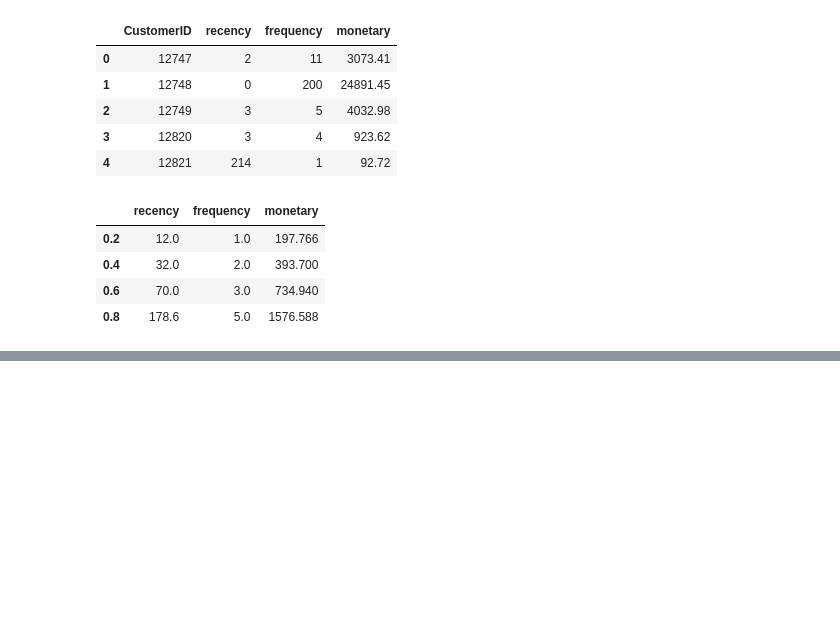
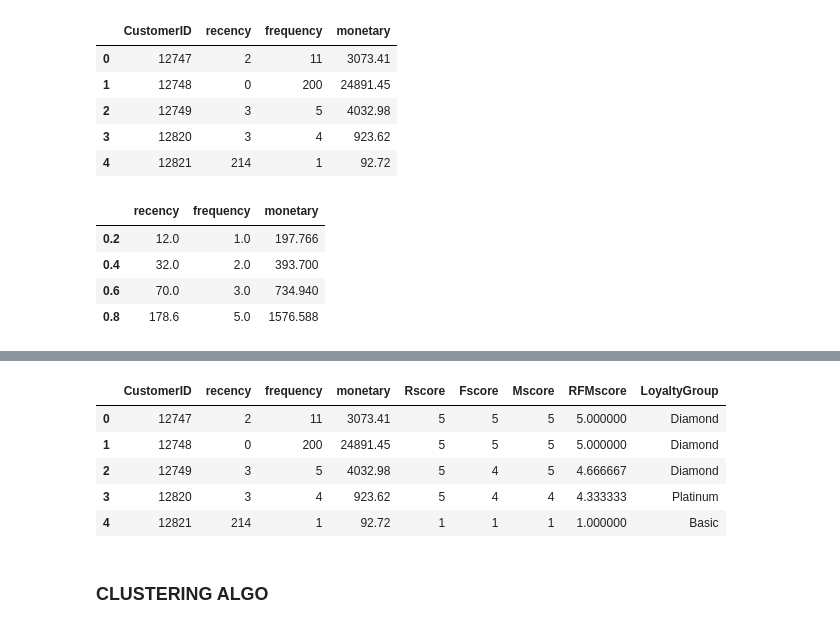
Before and after one commit to Phuong181003/Clustering, a Jupyter notebook: RFM_analysis.ipynb, the cells around one changed output, grey strips where cells are left out. Saved outputs shown, nothing was run; the diff lists cells and outputs as text; code cells hidden in the pictures; blank space fills up the shorter version.

```diff
--- a/RFM_analysis.ipynb
+++ b/RFM_analysis.ipynb
@@ -206,3 +199,11 @@ def FMscore(x, q, df):
         return 4
     else:
         return 5
+# %%
+rfm_copy['Fscore'] = rfm_copy['frequency'].apply(FMscore, args = ('frequency', quantiles))
+
+rfm_copy['Mscore'] = rfm_copy['monetary'].apply(FMscore, args = ('monetary', quantiles))
+# %%
+rfm_copy['RFMscore'] = rfm_copy[['Rscore', 'Fscore', 'Mscore']].mean(axis = 1)
+
+rfm_copy.head()
@@ -208,0 +217,26 @@ def FMscore(x, q, df):
+# %%
+def segment(df):
+    if df['RFMscore'] <= 1:
+        return 'Basic'
+    elif df['RFMscore'] <= 2:
+        return 'Bronze'
+    elif df['RFMscore'] <= 3:
+        return 'Silver'
+    elif df['RFMscore'] <= 4:
+        return 'Gold'
+    elif df['RFMscore'] <= 4.5:
+        return 'Platinum'
+    else:
+        return 'Diamond'
+# %%
+rfm_copy['LoyaltyGroup'] = rfm_copy.apply(segment, axis = 1)
+rfm_copy.head()
+# %% [output]
+|  | CustomerID | recency | frequency | monetary | Rscore | Fscore | Mscore | RFMscore | LoyaltyGroup |
+| 0 | 12747 | 2 | 11 | 3073.41 | 5 | 5 | 5 | 5.000000 | Diamond |
+| 1 | 12748 | 0 | 200 | 24891.45 | 5 | 5 | 5 | 5.000000 | Diamond |
+| 2 | 12749 | 3 | 5 | 4032.98 | 5 | 4 | 5 | 4.666667 | Diamond |
+| 3 | 12820 | 3 | 4 | 923.62 | 5 | 4 | 4 | 4.333333 | Platinum |
+| 4 | 12821 | 214 | 1 | 92.72 | 1 | 1 | 1 | 1.000000 | Basic |
+# %% [markdown]
+### CLUSTERING ALGO
```
Also changed, not shown: parts of 8 cells of this notebook.
